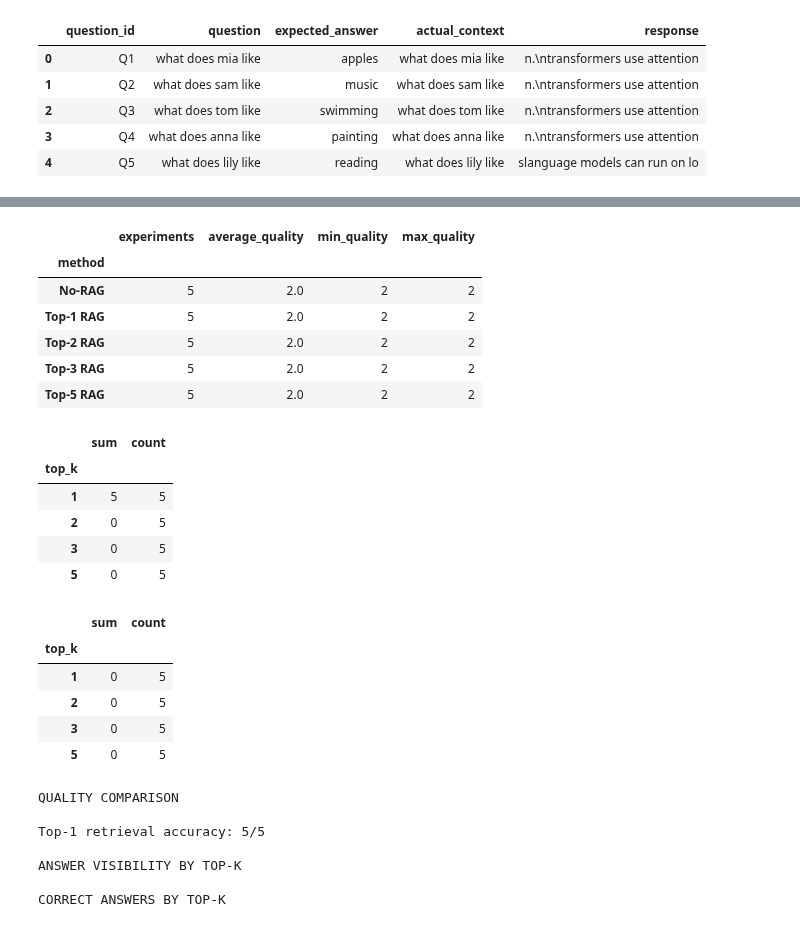
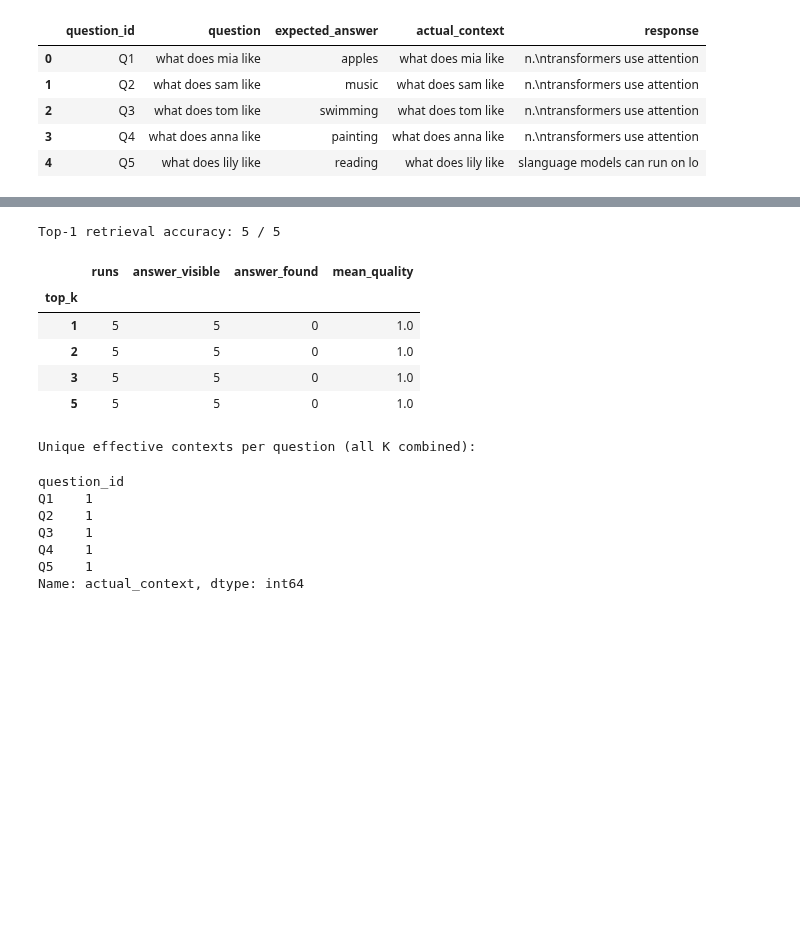
Before and after one commit to AshleyZhou-31/3_CozyDay, a Jupyter notebook: a7_part2/Part2_RAG.ipynb, the cells around one changed output, grey strips where cells are left out. Cells and saved outputs as stored; diff of their text form; code cells hidden in the pictures; blank space fills up the shorter version.

```diff
--- a/a7_part2/Part2_RAG.ipynb
+++ b/a7_part2/Part2_RAG.ipynb
@@ -674,60 +644,26 @@ Total rows: 25
 # %%
-# Part 2: Final RAG Analysis
-
-summary = all_results.groupby("method").agg(
-    experiments=("question_id", "count"),
-    average_quality=("quality_score", "mean"),
-    min_quality=("quality_score", "min"),
-    max_quality=("quality_score", "max")
-)
-
-print("QUALITY COMPARISON")
-display(summary)
-
-# Retrieval ranking accuracy
-top1_correct = sum(
-    retriever.retrieve(q["question"], top_k=1)[0]["id"] == q["doc_id"]
-    for q in questions
-)
-
-print(f"\nTop-1 retrieval accuracy: {top1_correct}/5")
-
-# How often does the correct answer survive context truncation?
-visibility = rag_df.groupby("top_k")[
-    "answer_visible_in_context"
-].agg(["sum", "count"])
-
-print("\nANSWER VISIBILITY BY TOP-K")
-display(visibility)
-
-# How often did the model generate the correct answer?
-print("\nCORRECT ANSWERS BY TOP-K")
-display(rag_df.groupby("top_k")["answer_found"].agg(["sum", "count"]))
+top1_correct = sum(retriever.retrieve(q["question"], top_k=1)[0]["id"] == q["doc_id"]
+                   for q in questions)
+print("Top-1 retrieval accuracy:", top1_correct, "/ 5")
+display(rag_df.groupby("top_k").agg(
+    runs=("question_id", "count"), answer_visible=("answer_visible_in_context", "sum"),
+    answer_found=("answer_found", "sum"), mean_quality=("quality_score", "mean")))
+print("Unique effective contexts per question (all K combined):")
+display(rag_df.groupby("question_id")["actual_context"].nunique())
 # %% [output]
+Top-1 retrieval accuracy: 5 / 5
-|  | experiments | average_quality | min_quality | max_quality |
-| method |  |  |  |  |
-| No-RAG | 5 | 2.0 | 2 | 2 |
-| Top-1 RAG | 5 | 2.0 | 2 | 2 |
-| Top-2 RAG | 5 | 2.0 | 2 | 2 |
-| Top-3 RAG | 5 | 2.0 | 2 | 2 |
-| Top-5 RAG | 5 | 2.0 | 2 | 2 |
+|  | runs | answer_visible | answer_found | mean_quality |
+| top_k |  |  |  |  |
+| 1 | 5 | 5 | 0 | 1.0 |
+| 2 | 5 | 5 | 0 | 1.0 |
+| 3 | 5 | 5 | 0 | 1.0 |
+| 5 | 5 | 5 | 0 | 1.0 |
-|  | sum | count |
-| top_k |  |  |
-| 1 | 5 | 5 |
-| 2 | 0 | 5 |
-| 3 | 0 | 5 |
-| 5 | 0 | 5 |
-|  | sum | count |
-| top_k |  |  |
-| 1 | 0 | 5 |
-| 2 | 0 | 5 |
-| 3 | 0 | 5 |
-| 5 | 0 | 5 |
-QUALITY COMPARISON
-
-Top-1 retrieval accuracy: 5/5
-
-ANSWER VISIBILITY BY TOP-K
-
-CORRECT ANSWERS BY TOP-K
+Unique effective contexts per question (all K combined):
+question_id
+Q1    1
+Q2    1
+Q3    1
+Q4    1
+Q5    1
+Name: actual_context, dtype: int64
 # %% [markdown]
```
Also changed, not shown: parts of 10 cells of this notebook, 4 other files.
